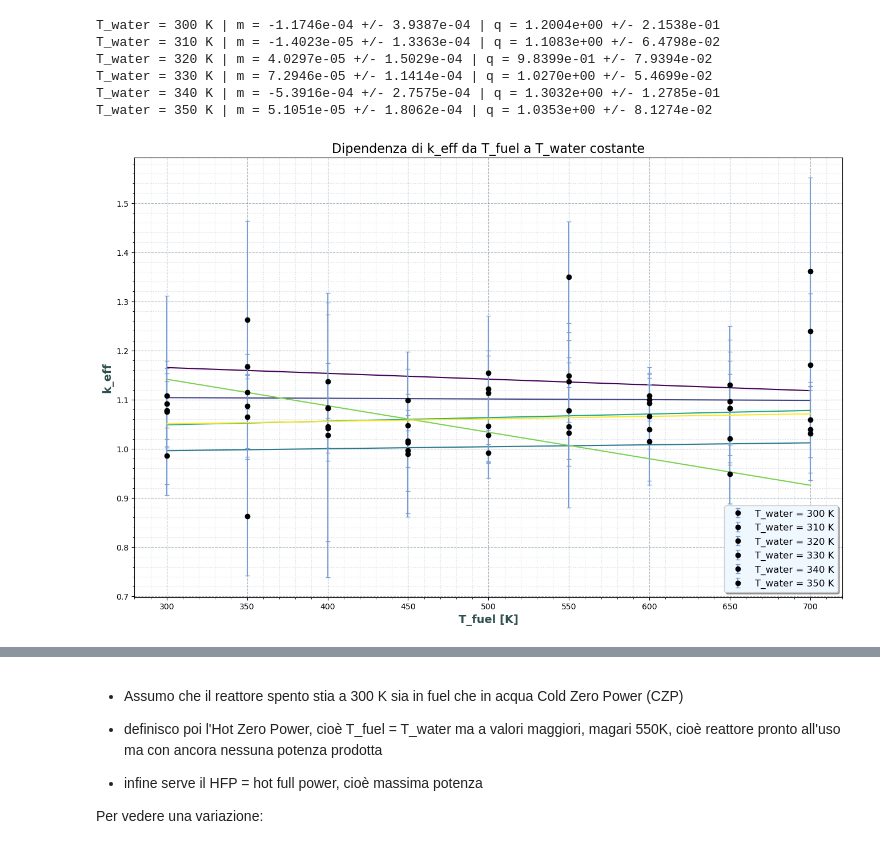
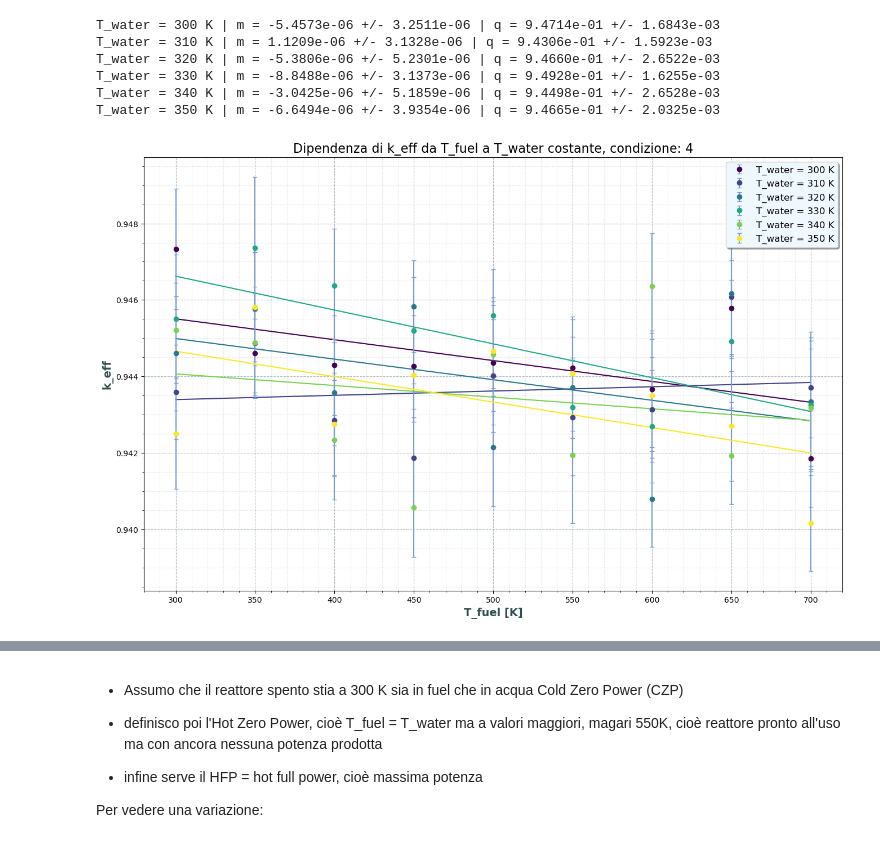
Before and after one commit to oblivion0218/Tesi-Magistrale, a Jupyter notebook: Open MC/reattore_4/auto/analisi.ipynb, the cells around one changed output, grey strips where cells are left out. Cells and saved outputs as stored; diff of their text form; code cells hidden in the pictures.

```diff
--- a/Open MC/reattore_4/auto/analisi.ipynb
+++ b/Open MC/reattore_4/auto/analisi.ipynb
@@ -20,7 +20,10 @@ def load_parameters(filename='parametri.txt'):
     # Rimuoviamo 'np' e altri built-in dal dizionario finale
     return {k: v for k, v in params.items() if not k.startswith('__') and k != 'np'}
 
-p = load_parameters('../parametri.txt')
+
+index = 4  # Sostituisci con l'indice desiderato
+
+p = load_parameters('../parametri_' + str(index) + '.txt')
 
 
 # --- Parametri Geometrici ---
@@ -64,9 +67,9 @@ T_fuel_HZP = p['T_fuel_HZP']
 data = []
 data_4_fact = []
 
-path = "result/result.txt"
+path_2 = "output_parametri_" + str(index) + "/result.txt"
 
-with open(path, "r") as f:
+with open(path_2, "r") as f:
     for line in f:
         parts = line.strip().split()
         # Isolamento delle righe contenenti le 4 grandezze fisiche
@@ -101,7 +104,7 @@ sns.heatmap(heatmap_data, annot=True, fmt=".3f", cmap="viridis", ax=ax,
             cbar_kws={'label': '$k_{eff}$'})
 
 # Formattazione Titolo e Labels
-ax.set_title("Mappa di Moltiplicazione: $k_{infinito}(T_{water}, T_{fuel})$", fontsize=16, fontweight='bold', color='#2F4F4F', pad=20)
+ax.set_title("Mappa di Moltiplicazione condizione: " + str(index) + ": $k_{infinito}(T_{water}, T_{fuel})$", fontsize=16, fontweight='bold', color='#2F4F4F', pad=20)
 ax.set_xlabel("$T_{fuel}$ [K]", fontsize=14, fontweight='bold', color='#2F4F4F')
 ax.set_ylabel("$T_{water}$ [K]", fontsize=14, fontweight='bold', color='#2F4F4F')
 
@@ -148,43 +151,45 @@ for i, tw in enumerate(t_waters):
     # Fit lineare pesato: y = m*x + q
     # Usiamo w = 1/yerr (np.polyfit richiede i pesi come 1/sigma)
     p, cov = np.polyfit(x, y, 1, w=1/yerr, cov=True)
     m, q = p
     err_m, err_q = np.sqrt(np.diag(cov))
 
     # Salvataggio dei coefficienti
     m_values.append(m)
     err_m_values.append(err_m)
 
     # Stampa dei parametri a schermo
     print(f"T_water = {tw:.0f} K | m = {m:.4e} +/- {err_m:.4e} | q = {q:.4e} +/- {err_q:.4e}")
 
-    # Plot dei punti con barre d'errore
+    # Plot dei punti con barre d'errore (marker uniformati al colore della retta)
     plt.errorbar(x, y, yerr=yerr,
                  fmt='o', color=colori_tw[i],
-                 markerfacecolor='#000000', markeredgecolor='#000000',
+                 markerfacecolor=colori_tw[i], markeredgecolor=colori_tw[i],
                  ecolor='#789DD1', capsize=3,
                  label=f'T_water = {int(tw)} K')
 
     # Plot della retta di fit
     plt.plot(x, np.polyval(p, x), '-', color=colori_tw[i])
-    m_array = np.array(m_values)
-    err_m_array = np.array(err_m_values)
 
-plt.title('Dipendenza di k_eff da T_fuel a T_water costante', fontsize=16)
+# Spostato fuori dal loop for per ottimizzazione
+m_array = np.array(m_values)
+err_m_array = np.array(err_m_values)
+
+plt.title('Dipendenza di k_eff da T_fuel a T_water costante, condizione: ' + str(index), fontsize=16)
 plt.xlabel('T_fuel [K]', fontsize=14, fontweight='bold', color='#2F4F4F')
 plt.ylabel('k_eff', fontsize=14, fontweight='bold', color='#2F4F4F')
 
 plt.minorticks_on()
 plt.grid(True, which='major', linestyle='--', alpha=0.6, color='#778899')
 plt.grid(True, which='minor', linestyle=':', alpha=0.3, color='#778899')
-plt.legend(loc='best', frameon=True, shadow=True, fontsize=12, facecolor='#F0F8FF')
+plt.legend(loc='upper right', frameon=True, shadow=True, fontsize=12, facecolor='#F0F8FF')
 
 plt.show()
 # %% [output]
-T_water = 300 K | m = -1.1746e-04 +/- 3.9387e-04 | q = 1.2004e+00 +/- 2.1538e-01
-T_water = 310 K | m = -1.4023e-05 +/- 1.3363e-04 | q = 1.1083e+00 +/- 6.4798e-02
-T_water = 320 K | m = 4.0297e-05 +/- 1.5029e-04 | q = 9.8399e-01 +/- 7.9394e-02
-T_water = 330 K | m = 7.2946e-05 +/- 1.1414e-04 | q = 1.0270e+00 +/- 5.4699e-02
-T_water = 340 K | m = -5.3916e-04 +/- 2.7575e-04 | q = 1.3032e+00 +/- 1.2785e-01
-T_water = 350 K | m = 5.1051e-05 +/- 1.8062e-04 | q = 1.0353e+00 +/- 8.1274e-02
+T_water = 300 K | m = -5.4573e-06 +/- 3.2511e-06 | q = 9.4714e-01 +/- 1.6843e-03
+T_water = 310 K | m = 1.1209e-06 +/- 3.1328e-06 | q = 9.4306e-01 +/- 1.5923e-03
+T_water = 320 K | m = -5.3806e-06 +/- 5.2301e-06 | q = 9.4660e-01 +/- 2.6522e-03
+T_water = 330 K | m = -8.8488e-06 +/- 3.1373e-06 | q = 9.4928e-01 +/- 1.6255e-03
+T_water = 340 K | m = -3.0425e-06 +/- 5.1859e-06 | q = 9.4498e-01 +/- 2.6528e-03
+T_water = 350 K | m = -6.6494e-06 +/- 3.9354e-06 | q = 9.4665e-01 +/- 2.0325e-03
-[figure, old version]
+[figure, new version]
```
Also changed, not shown: parts of 6 cells of this notebook, 38 other files.
